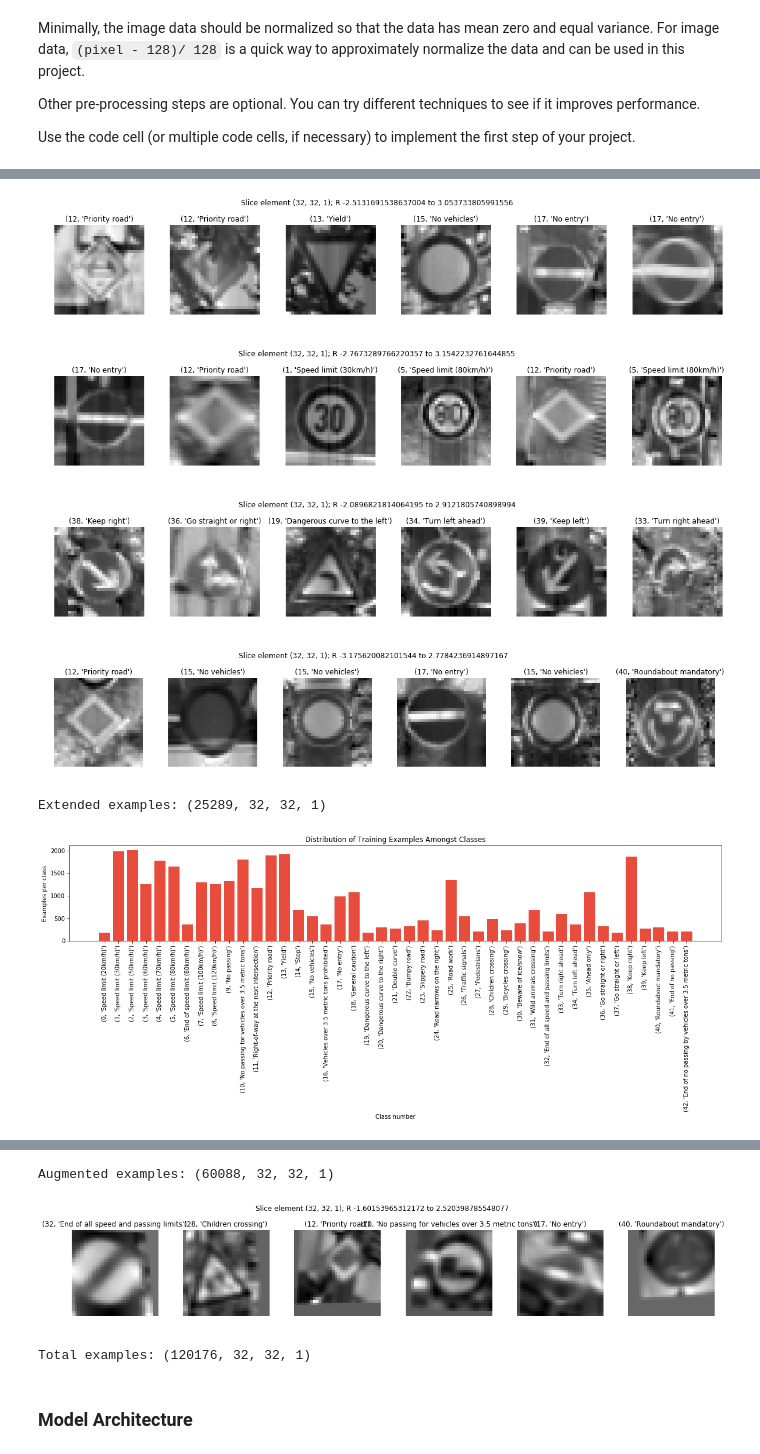
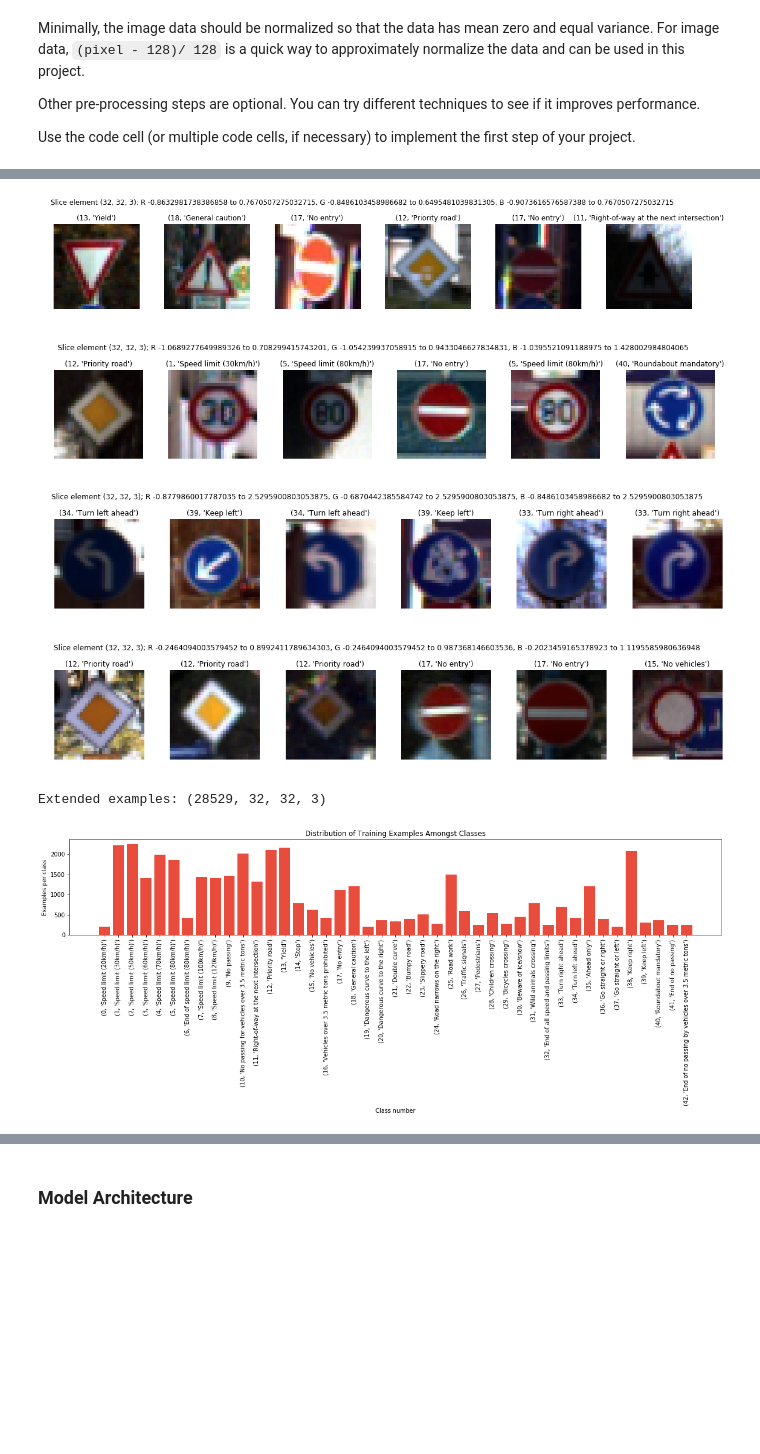
Before and after one commit to dmytronasyrov/CarND-Traffic-Sign-Classifier-Project, a Jupyter notebook: Traffic_Sign_Classifier.ipynb, the cells around one changed output, grey strips where cells are left out. Drawn from its saved outputs; the diff is of its cells as text; code cells hidden in the pictures; blank space fills up the shorter version.

```diff
--- a/Traffic_Sign_Classifier.ipynb
+++ b/Traffic_Sign_Classifier.ipynb
@@ -420,3 +419,7 @@ Minimally, the image data should be normalized so that the data has mean zero an
 Other pre-processing steps are optional. You can try different techniques to see if it improves performance.
 
 Use the code cell (or multiple code cells, if necessary) to implement the first step of your project.
+# %%
+X_train_file_merged = np.concatenate((X_train_file, X_valid_file), axis=0)
+y_train_file_merged = np.concatenate((y_train_file, y_valid_file), axis=0)
+print("Init shapes", X_train_file_merged.shape, y_train_file_merged.shape)
@@ -536,19 +541,21 @@ def color_correct(X_in, y_in):
 #     y = np.append(y, y_in, axis=0)
 
 #     X = normalize(X_in)
-    X = (X - 128.0) / 128.0
     X = add_gray_scaled(X)
     y = y_in
 
     return (X, y)
 
-X_train_init = normalize_mean(gray_scaled(X_train_file))
-y_train_init = y_train_file
-print("Train", X_train_init.shape, y_train_init.shape)
+X_train_init = normalize_mean(X_train_file_merged)
+y_train_init = y_train_file_merged
+# X_train_init = normalize_mean(gray_scaled(X_train_file))
+print("Train shapes", X_train_init.shape, y_train_init.shape)
+display_image_batch(X_train_file_merged, y_train_init)
 display_image_batch(X_train_init, y_train_init)
 
-X_valid = normalize_mean(gray_scaled(X_valid_file))
-y_valid = y_valid_file
-print("Valid", X_valid.shape, y_valid.shape)
-display_image_batch(X_valid, y_valid)
+# X_valid = normalize_mean(X_valid_file)
+# # X_valid = normalize_mean(gray_scaled(X_valid_file))
+# y_valid = y_valid_file
+# print("Valid", X_valid.shape, y_valid.shape)
+# display_image_batch(X_valid, y_valid)
 # %% [output]
@@ -699,53 +705,34 @@ bar_titles = ["horizontal", "vertical", "cross", "both"]
 # %%
 X_train_extended = np.empty([0, X_train_init.shape[1], X_train_init.shape[2], X_train_init.shape[3]], dtype = image_dtype)
 y_train_extended = np.empty([0], dtype=np.int32)
 
 X_train_extended = np.concatenate((X_train_extended, X_horiz_flip), axis = 0)
 y_train_extended = np.concatenate((y_train_extended, y_horiz_flip), axis = 0)
 display_image_batch(X_horiz_flip, y_horiz_flip)
 
 X_train_extended = np.concatenate((X_train_extended, X_vert_flip), axis = 0)
 y_train_extended = np.concatenate((y_train_extended, y_vert_flip), axis = 0)
 display_image_batch(X_vert_flip, y_vert_flip)
 
 X_train_extended = np.concatenate((X_train_extended, X_cross_flip), axis = 0)
 y_train_extended = np.concatenate((y_train_extended, y_cross_flip), axis = 0)
 display_image_batch(X_cross_flip, y_cross_flip)
 
 X_train_extended = np.concatenate((X_train_extended, X_both_flip), axis = 0)
 y_train_extended = np.concatenate((y_train_extended, y_both_flip), axis = 0)
 display_image_batch(X_both_flip, y_both_flip)
 
 print("Extended examples:", X_train_extended.shape)
 display_distribution(y_train_init, titles, height = 3)
 
 X_train_extended = np.concatenate((X_train_init, X_train_extended), axis = 0)
 y_train_extended = np.concatenate((y_train_init, y_train_extended), axis = 0)
 
 display_distribution(y_train_extended, titles, height = 3)
-
-def augment_image(image, brightness, angle, translation, shear, scale):
-#     image = random_brightness(image, brightness)
-    image = random_rotation(image, angle)
-    image = random_translation(image, translation)
-    image = random_shear(image, shear)
-    image = np.expand_dims(image, axis = 3)
-    return image
-
-augmenter = lambda x: augment_image(x, brightness=0.7, angle=10, translation=5, shear=2, scale=0.5)
-X_train_augmented = np.array(list(map(augmenter, X_train_extended)))
-y_train_augmented = y_train_extended
-print("Augmented examples:", X_train_augmented.shape)
-display_image_batch(X_train_augmented, y_train_augmented)
-
-X_train = np.concatenate((X_train_augmented, X_train_extended), axis = 0)
-y_train = np.concatenate((y_train_augmented, y_train_extended), axis = 0)
-
-print("Total examples:", X_train.shape)
 # %% [output]
-[figure, old version]
+[figure, new version]
-[figure, old version]
+[figure, new version]
-[figure, old version]
+[figure, new version]
-[figure, old version]
+[figure, new version]
-Extended examples: (25289, 32, 32, 1)
+Extended examples: (28529, 32, 32, 3)
-[figure, old version]
+[figure, new version]
@@ -753,3 +739,0 @@ Extended examples: (25289, 32, 32, 1)
-Augmented examples: (60088, 32, 32, 1)
-[figure, removed]
-Total examples: (120176, 32, 32, 1)
```
Also changed, not shown: parts of 13 cells of this notebook, 1 other file.
